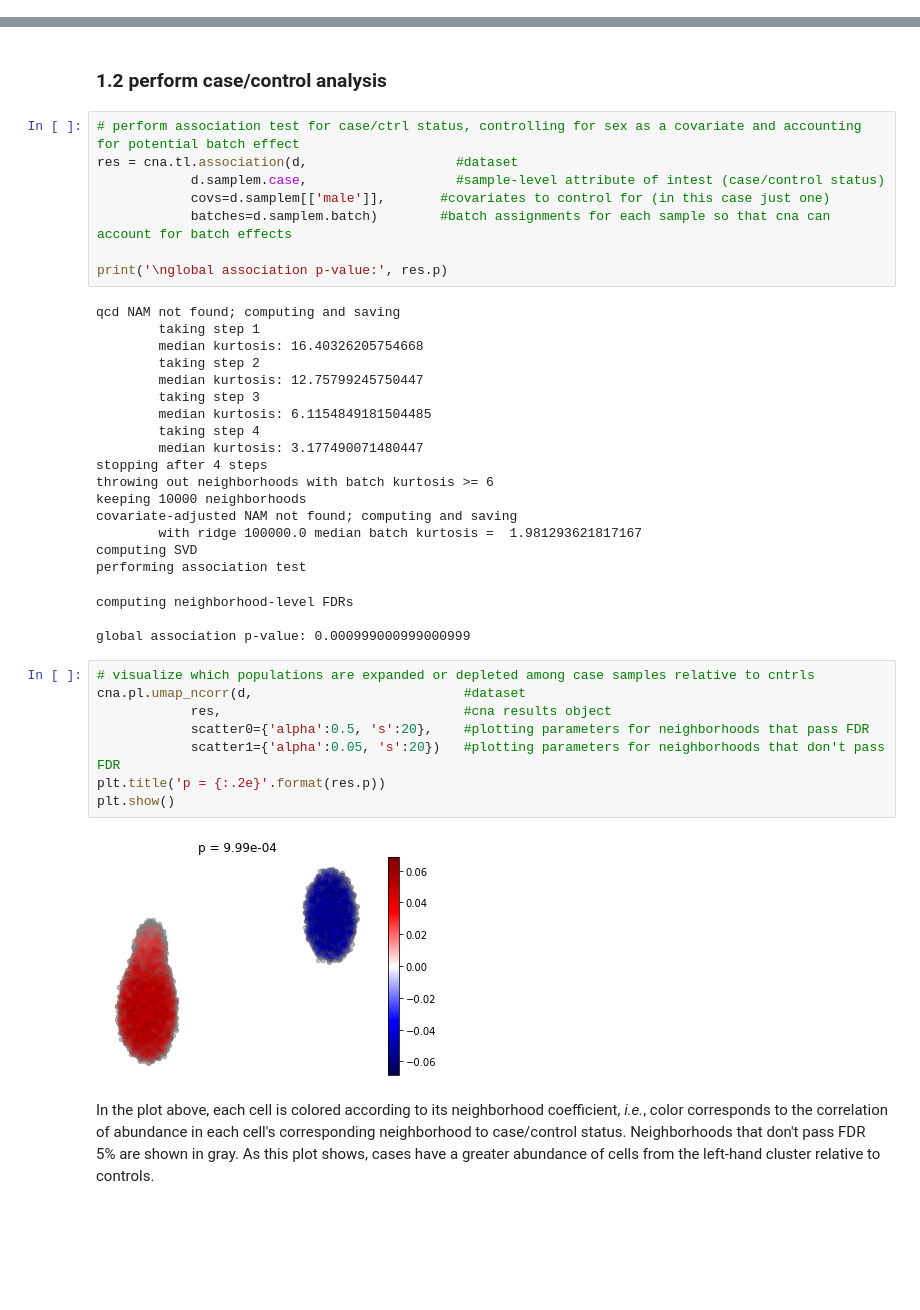
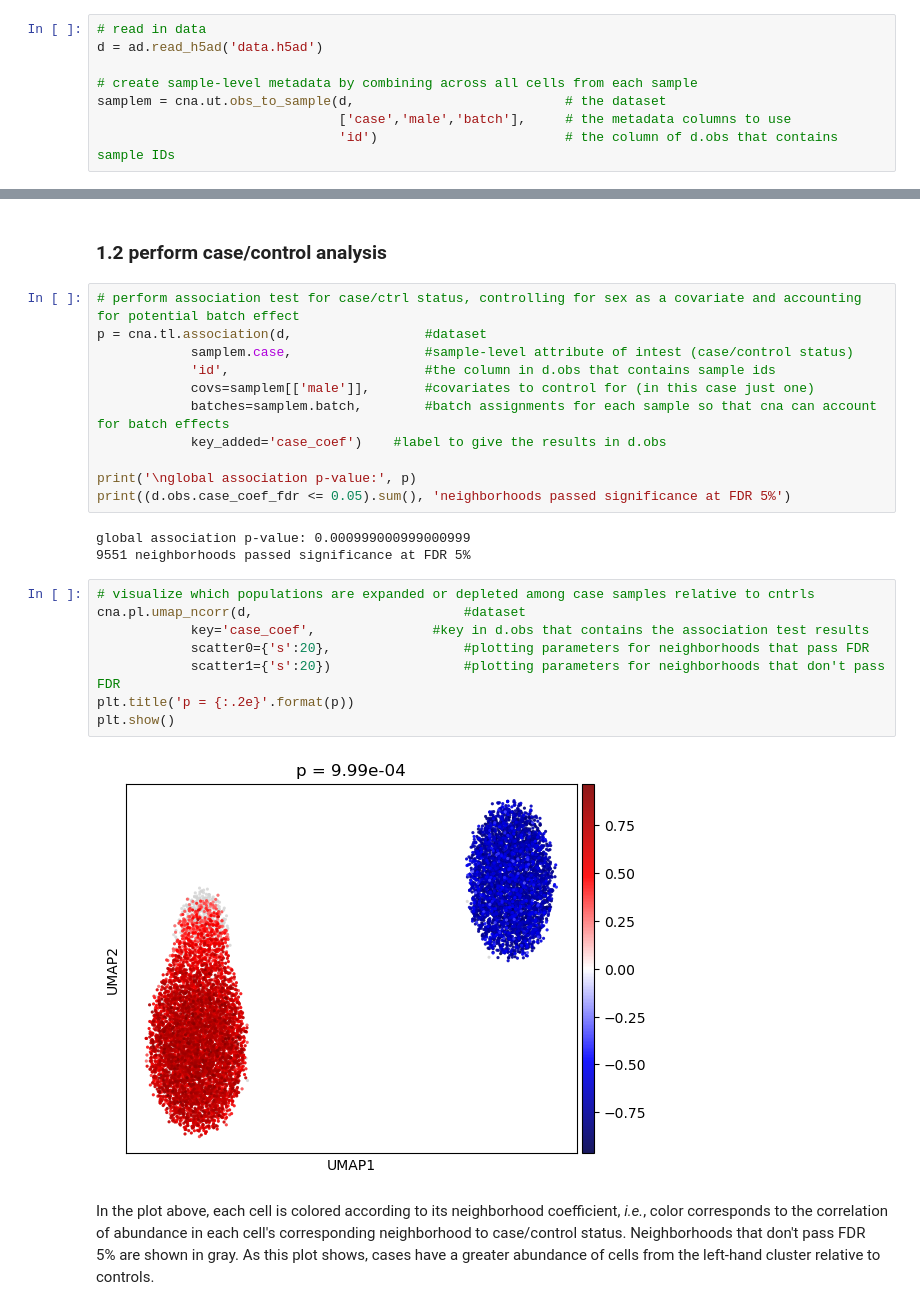
Before and after one commit to immunogenomics/cna, a Jupyter notebook: demo/demo.ipynb, the cells around one changed output, grey strips where cells are left out. Cells and saved outputs as stored; diff of their text form; blank space fills up the shorter version.

```diff
--- a/demo/demo.ipynb
+++ b/demo/demo.ipynb
@@ -37,0 +28,8 @@ d.obs_to_sample(['case','male','batch'])
+# %%
+# read in data
+d = ad.read_h5ad('data.h5ad')
+
+# create sample-level metadata by combining across all cells from each sample
+samplem = cna.ut.obs_to_sample(d,                           # the dataset
+                               ['case','male','batch'],     # the metadata columns to use
+                               'id')                        # the column of d.obs that contains sample IDs
@@ -39,42 +43,28 @@ d.obs_to_sample(['case','male','batch'])
 ### 1.2 perform case/control analysis
 # %%
 # perform association test for case/ctrl status, controlling for sex as a covariate and accounting for potential batch effect
-res = cna.tl.association(d,                   #dataset
-            d.samplem.case,                   #sample-level attribute of intest (case/control status)
-            covs=d.samplem[['male']],       #covariates to control for (in this case just one)
-            batches=d.samplem.batch)        #batch assignments for each sample so that cna can account for batch effects
+p = cna.tl.association(d,                 #dataset
+            samplem.case,                 #sample-level attribute of intest (case/control status)
+            'id',                         #the column in d.obs that contains sample ids
+            covs=samplem[['male']],       #covariates to control for (in this case just one)
+            batches=samplem.batch,        #batch assignments for each sample so that cna can account for batch effects
+            key_added='case_coef')    #label to give the results in d.obs
 
-print('\nglobal association p-value:', res.p)
+print('\nglobal association p-value:', p)
+print((d.obs.case_coef_fdr <= 0.05).sum(), 'neighborhoods passed significance at FDR 5%')
 # %% [output]
-qcd NAM not found; computing and saving
-        taking step 1
-        median kurtosis: 16.40326205754668
-        taking step 2
-        median kurtosis: 12.75799245750447
-        taking step 3
-        median kurtosis: 6.1154849181504485
-        taking step 4
-        median kurtosis: 3.177490071480447
-stopping after 4 steps
-throwing out neighborhoods with batch kurtosis >= 6
-keeping 10000 neighborhoods
-covariate-adjusted NAM not found; computing and saving
-        with ridge 100000.0 median batch kurtosis =  1.981293621817167
-computing SVD
-performing association test
+global association p-value: 0.000999000999000999
+9551 neighborhoods passed significance at FDR 5%
-computing neighborhood-level FDRs
-
-global association p-value: 0.000999000999000999
 # %%
 # visualize which populations are expanded or depleted among case samples relative to cntrls
 cna.pl.umap_ncorr(d,                           #dataset
-            res,                               #cna results object
-            scatter0={'alpha':0.5, 's':20},    #plotting parameters for neighborhoods that pass FDR
-            scatter1={'alpha':0.05, 's':20})   #plotting parameters for neighborhoods that don't pass FDR
-plt.title('p = {:.2e}'.format(res.p))
+            key='case_coef',               #key in d.obs that contains the association test results
+            scatter0={'s':20},                 #plotting parameters for neighborhoods that pass FDR
+            scatter1={'s':20})                 #plotting parameters for neighborhoods that don't pass FDR
+plt.title('p = {:.2e}'.format(p))
 plt.show()
 # %% [output]
-[figure, old version]
+[figure, new version]
 # %% [markdown]
 In the plot above, each cell is colored according to its neighborhood coefficient, *i.e.*, color corresponds to the correlation of abundance in each cell's corresponding neighborhood to case/control status. Neighborhoods that don't pass FDR 5% are shown in gray. As this plot shows, cases have a greater abundance of cells from the left-hand cluster relative to controls.
 # %% [markdown]
```
Also changed, not shown: parts of 38 cells of this notebook, 11 other files.
